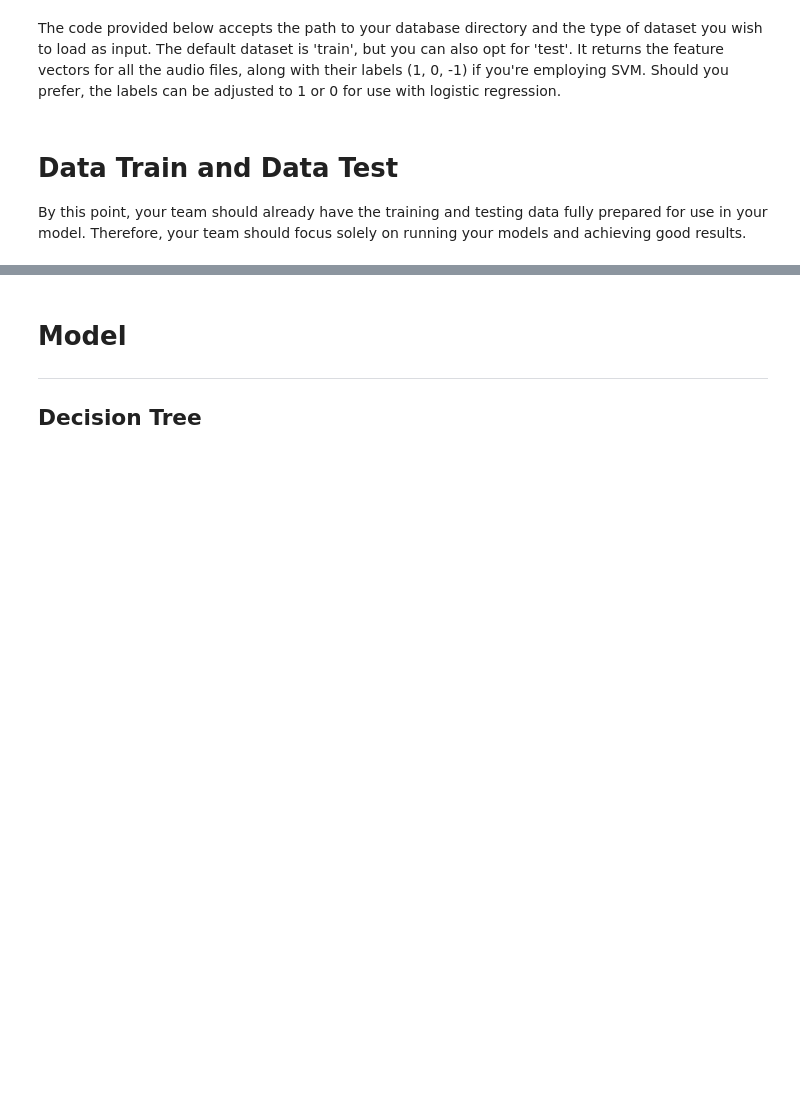
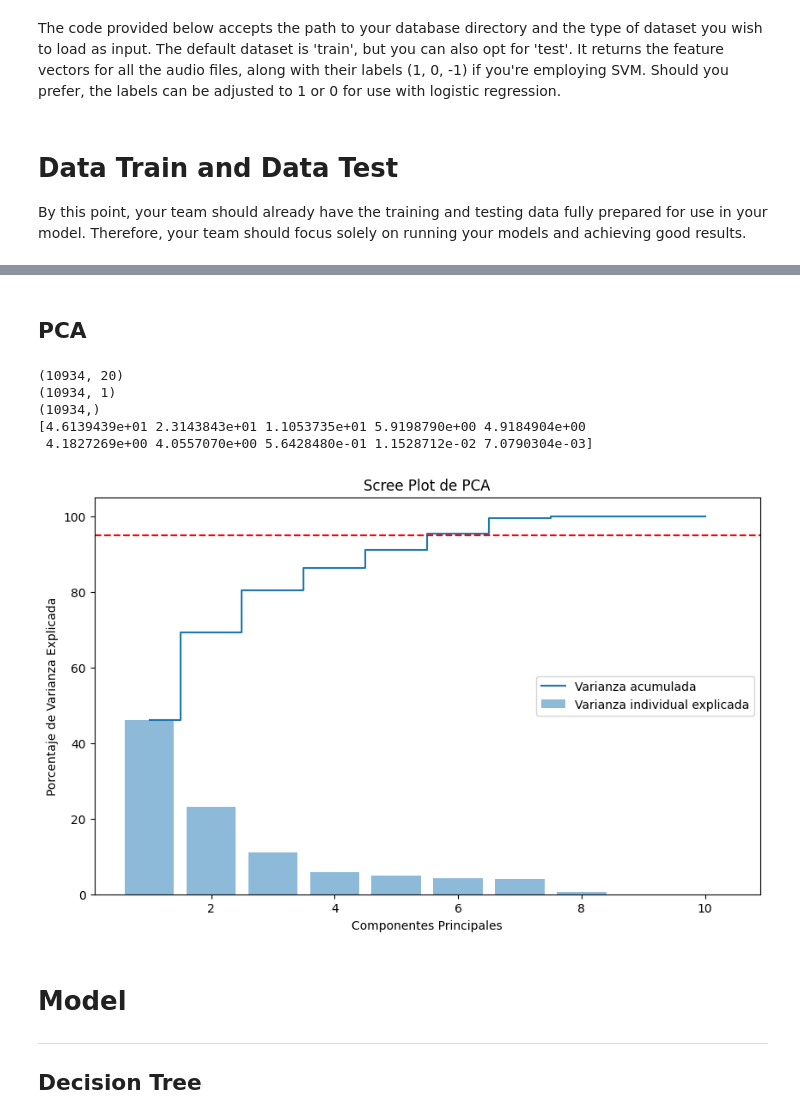
Before and after one commit to pieroGJ121/ML_proyecto_4, a Jupyter notebook: Clasification_Proyecto4.ipynb, the cells around one changed output, grey strips where cells are left out. Drawn from its saved outputs; the diff is of its cells as text; code cells hidden in the pictures; blank space fills up the shorter version.

```diff
--- a/Clasification_Proyecto4.ipynb
+++ b/Clasification_Proyecto4.ipynb
@@ -224,0 +205,28 @@ def matriz_confusion(y_pred, Tipo):
+# %%
+def graph_components(num_components, method, varianza_explicada):
+    plt.figure(figsize=(10, 6))
+    plt.bar(num_components, varianza_explicada, alpha=0.5, align='center', label='Varianza individual explicada')
+    plt.step(num_components, np.cumsum(varianza_explicada), where='mid', label='Varianza acumulada')
+    plt.ylabel('Porcentaje de Varianza Explicada')
+    plt.xlabel('Componentes Principales')
+    plt.title('Scree Plot de ' + method)
+    plt.legend(loc='best')
+    plt.axhline(y=95, color='r', linestyle='--')  # Línea opcional para el umbral de varianza deseado, ej. 95%
+    plt.show()
+# %%
+import matplotlib.pyplot as plt
+from sklearn.decomposition import PCA
+from sklearn.preprocessing import StandardScaler
+from sklearn.model_selection import GridSearchCV
+import random
+
+
+scaler = StandardScaler()
+data_scaled = scaler.fit_transform(x_train)
+
+print("data scaled")
+print(data_scaled)
+print("max", np.max(data_scaled))
+print("min", np.min(data_scaled))
+
+X_train_scaled = data_scaled
@@ -224,0 +250,23 @@ def matriz_confusion(y_pred, Tipo):
+# %% [markdown]
+## PCA
+# %%
+from sklearn.decomposition import PCA
+
+pca = PCA(n_components=10)
+pca.fit(X_train_scaled)
+X_train_pca = pca.transform(x_train_norm)
+print(X_train_scaled.shape)
+print(X_train_lda.shape)
+print(y_train.shape)
+varianza_explicada = pca.explained_variance_ratio_ * 100
+print(varianza_explicada)
+num_componentes = np.arange(len(varianza_explicada)) + 1
+
+graph_components(num_componentes, "PCA", varianza_explicada)
+# %% [output]
+(10934, 20)
+(10934, 1)
+(10934,)
+[4.6139439e+01 2.3143843e+01 1.1053735e+01 5.9198790e+00 4.9184904e+00
+ 4.1827269e+00 4.0557070e+00 5.6428480e-01 1.1528712e-02 7.0790304e-03]
+[figure, added]
```
Also changed, not shown: parts of 19 cells of this notebook.
